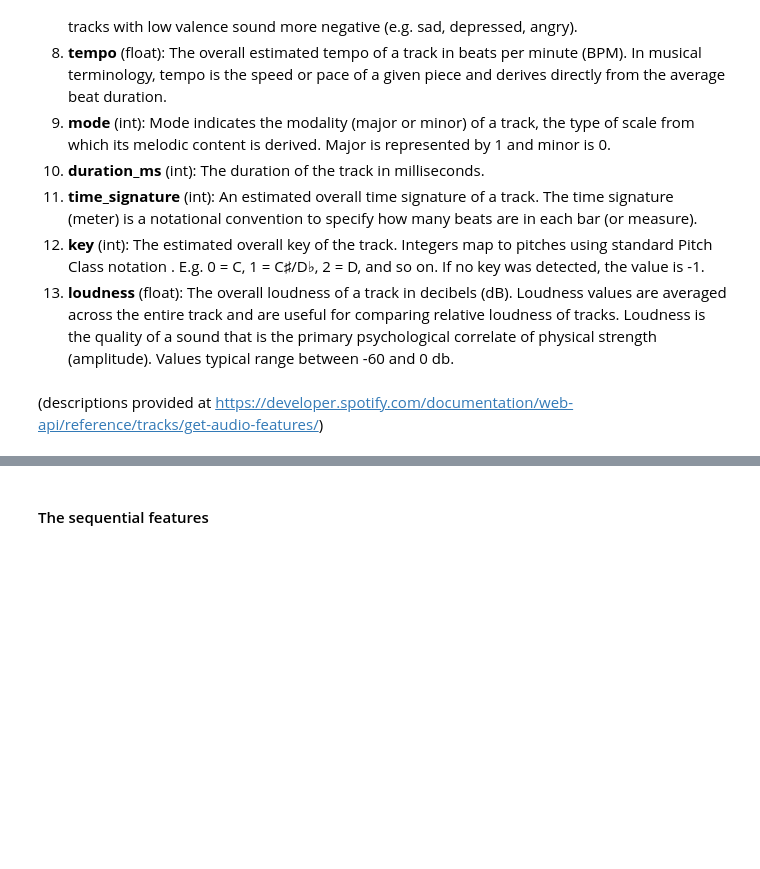
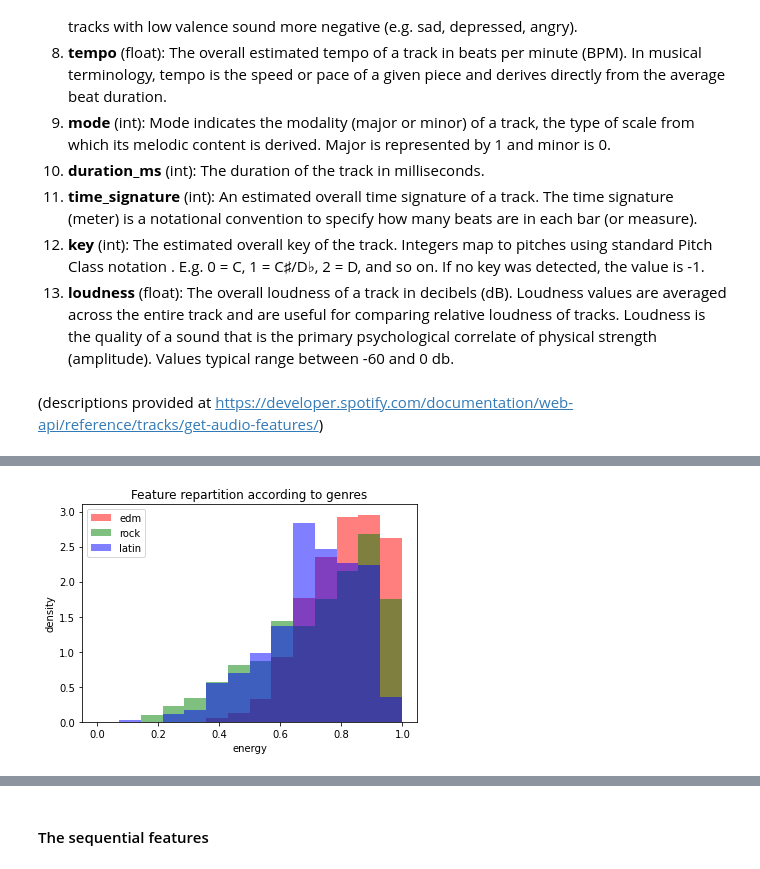
Before and after one commit to Egiob/spotify_genre_challenge, a Jupyter notebook: starting_kit.ipynb, the cells around one changed output, grey strips where cells are left out. Cells and saved outputs as stored; diff of their text form; code cells hidden in the pictures; blank space fills up the shorter version.

```diff
--- a/starting_kit.ipynb
+++ b/starting_kit.ipynb
@@ -102,0 +142,6 @@ We have 13 static features provided by Spotify `audio_features`:
+# %%
+feature = 'energy'
+colors = ['r', 'g', 'b']
+plot_feature_hist(feature, labels, colors=colors)
+# %% [output]
+[figure, added]
```
Also changed, not shown: parts of 15 cells of this notebook.
